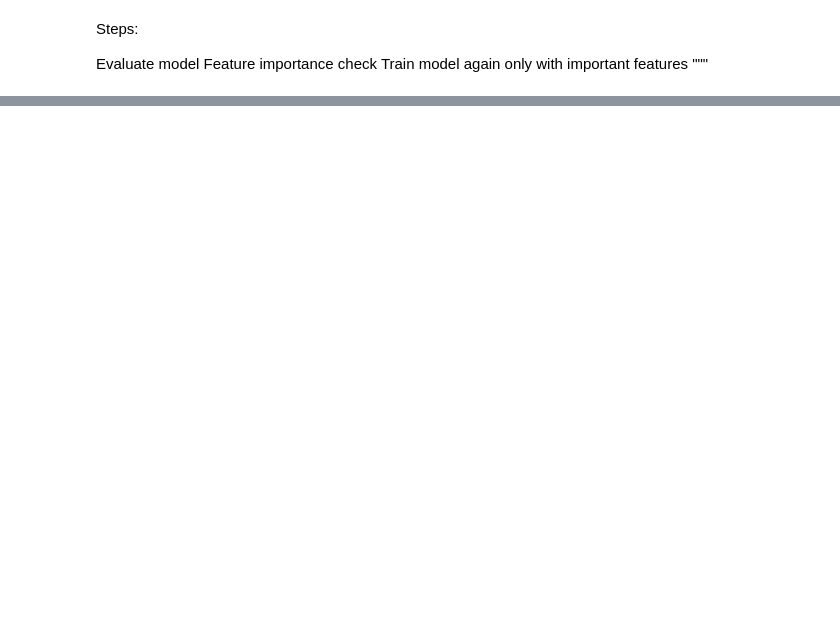
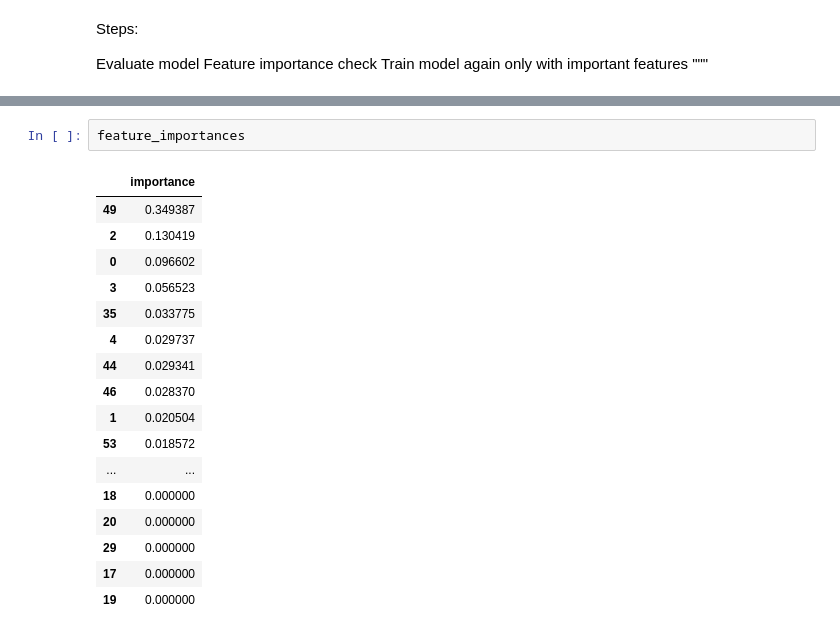
Before and after one commit to triatomo/titanic-survival-prediction, a Jupyter notebook: titanic-survival-prediction.ipynb, the cells around one changed output, grey strips where cells are left out. Drawn from its saved outputs; the diff is of its cells as text; blank space fills up the shorter version.

Commit message:
Build classifier and failed attempt at feature importances

```diff
--- a/titanic-survival-prediction.ipynb
+++ b/titanic-survival-prediction.ipynb
@@ -418,0 +474,20 @@ Train model again only with important features
+# %%
+feature_importances
+# %% [output]
+|  | importance |
+| 49 | 0.349387 |
+| 2 | 0.130419 |
+| 0 | 0.096602 |
+| 3 | 0.056523 |
+| 35 | 0.033775 |
+| 4 | 0.029737 |
+| 44 | 0.029341 |
+| 46 | 0.028370 |
+| 1 | 0.020504 |
+| 53 | 0.018572 |
+| ... | ... |
+| 18 | 0.000000 |
+| 20 | 0.000000 |
+| 29 | 0.000000 |
+| 17 | 0.000000 |
+| 19 | 0.000000 |
```
Also changed, not shown: parts of 22 cells of this notebook, 1 other file.
